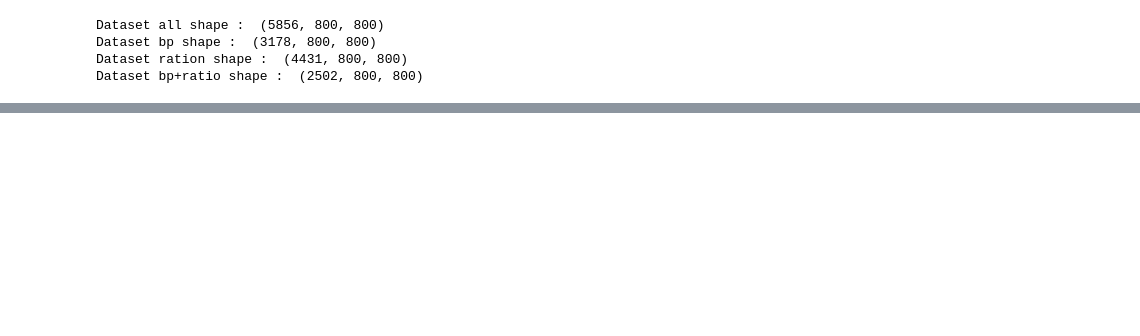
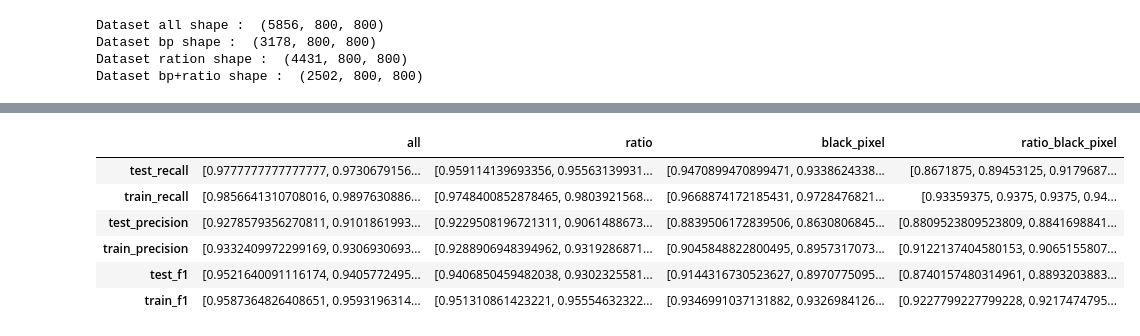
Before and after one commit to YvanDesPatates/IA_XRay_chest, a Jupyter notebook: DEV_810_XRay_Data_processing.ipynb, the cells around one changed output, grey strips where cells are left out. Saved outputs shown, nothing was run; the diff lists cells and outputs as text; code cells hidden in the pictures; blank space fills up the shorter version.

```diff
--- a/DEV_810_XRay_Data_processing.ipynb
+++ b/DEV_810_XRay_Data_processing.ipynb
@@ -136,0 +182,6 @@ X_train, X_test, y_train, y_test = train_test_split(datasetX, datasetY, test_siz
+# %%
+general_scoring = {
+    "recall": make_scorer(recall_score, pos_label="PNEUMONIA"),
+    "precision": make_scorer(precision_score, pos_label="PNEUMONIA"),
+    "f1": make_scorer(f1_score, pos_label="PNEUMONIA")
+}
@@ -136,0 +261,18 @@ X_train, X_test, y_train, y_test = train_test_split(datasetX, datasetY, test_siz
+# %%
+model = make_pipeline(
+    ResizeImageTransformer(size=(200,200)),
+    FlattenTransformer(),
+    KNeighborsClassifier(n_neighbors=5)
+)
+
+scores = fit_and_score_each_dataset(model, general_scoring)
+df = pd.DataFrame(scores)
+df
+# %% [output]
+|  | all | ratio | black_pixel | ratio_black_pixel |
+| test_recall | [0.9777777777777777, 0.9730679156... | [0.959114139693356, 0.95563139931... | [0.9470899470899471, 0.9338624338... | [0.8671875, 0.89453125, 0.9179687... |
+| train_recall | [0.9856641310708016, 0.9897630886... | [0.9748400852878465, 0.9803921568... | [0.9668874172185431, 0.9728476821... | [0.93359375, 0.9375, 0.9375, 0.94... |
+| test_precision | [0.9278579356270811, 0.9101861993... | [0.9229508196721311, 0.9061488673... | [0.8839506172839506, 0.8630806845... | [0.8809523809523809, 0.8841698841... |
+| train_precision | [0.9332409972299169, 0.9306930693... | [0.9288906948394962, 0.9319286871... | [0.9045848822800495, 0.8957317073... | [0.9122137404580153, 0.9065155807... |
+| test_f1 | [0.9521640091116174, 0.9405772495... | [0.9406850459482038, 0.9302325581... | [0.9144316730523627, 0.8970775095... | [0.8740157480314961, 0.8893203883... |
+| train_f1 | [0.9587364826408651, 0.9593196314... | [0.951310861423221, 0.95554632322... | [0.9346991037131882, 0.9326984126... | [0.9227799227799228, 0.9217474795... |
```
Also changed, not shown: parts of 18 cells of this notebook, 1 other file.
